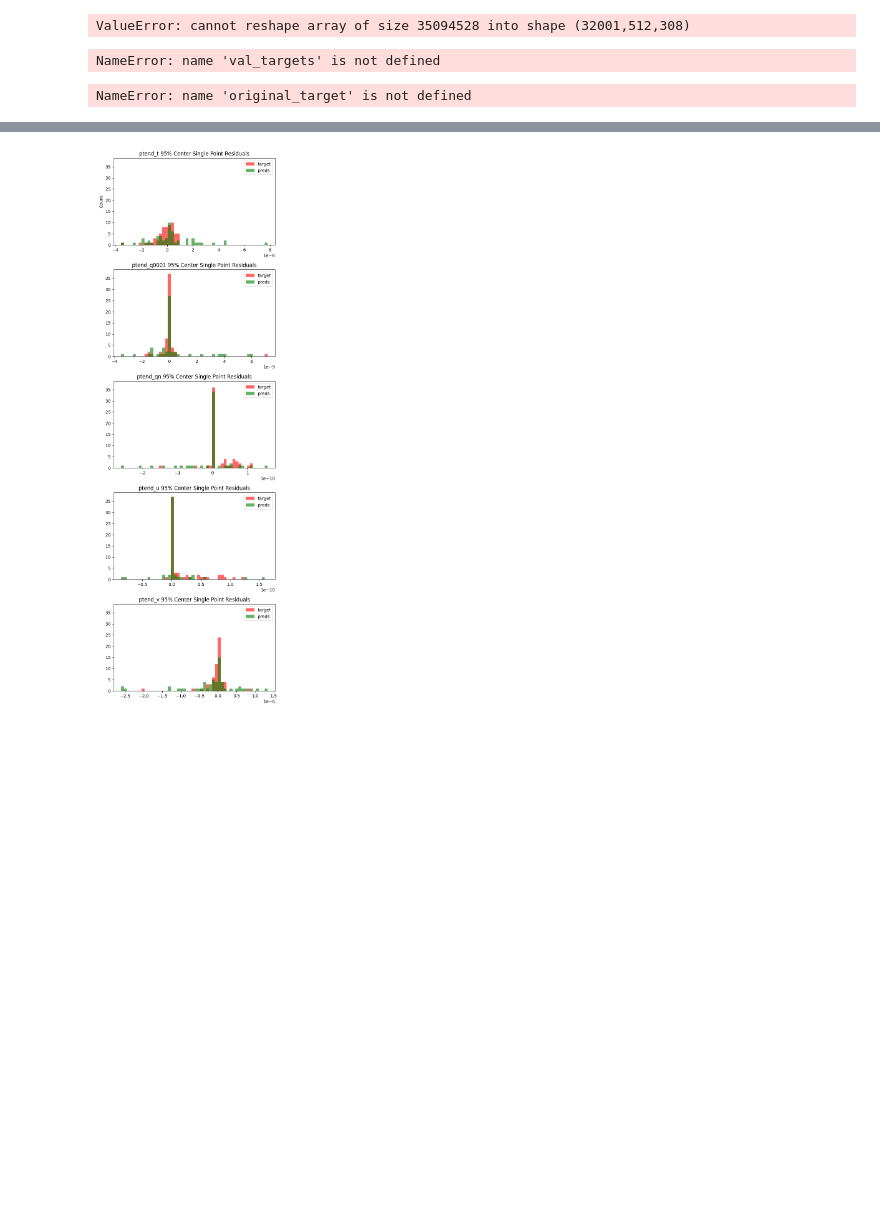
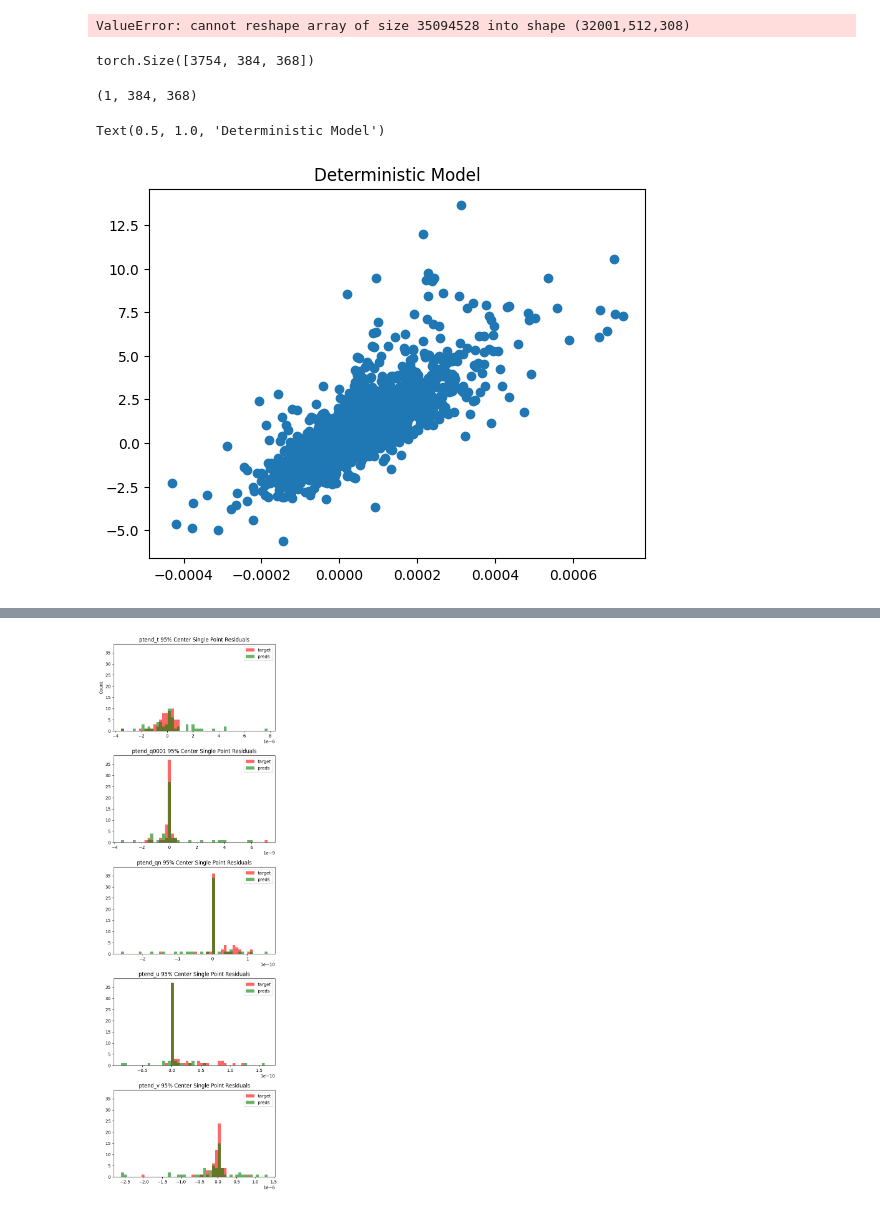
Before and after one commit to katherinefrields/climsim-kaggle-edition, a Jupyter notebook: evaluation/offline/joint_inference.ipynb, the cells around one changed output, grey strips where cells are left out. Cells and saved outputs as stored; diff of their text form; code cells hidden in the pictures; blank space fills up the shorter version.

```diff
--- a/evaluation/offline/joint_inference.ipynb
+++ b/evaluation/offline/joint_inference.ipynb
@@ -778,29 +842,27 @@ torch.save(torch.from_numpy(res_std), '/global/u2/k/kfrields/climsim-kaggle-edit
 
 res_mean = train_res.mean(axis=0)
 torch.save(torch.from_numpy(res_mean), '/global/u2/k/kfrields/climsim-kaggle-edition/baseline_models/unet/training_default' + '/res_mean.pt')
+# %%
+actual_target.shape
+# %% [output]
+torch.Size([3754, 384, 368])
+# %%
+det_preds.shape
+# %% [output]
+(1, 384, 368)
 # %%
-target = val_targets[:1, :1, 0:60]
-preds = val_preds[:1, :1 , 0:60]
+target = actual_target[:1, :, 0:60]
+preds = det_preds[:1, : , 0:60]
+
+#show_r2(actual_target[:1, :, :], det_preds)
 
 new_shape = (np.prod(target.shape[:-1]), target.shape[-1])
 target_flattened = target.reshape(new_shape)
 preds_flattened = preds.reshape(new_shape)
 
 plt.scatter(target_flattened, preds_flattened)
 plt.title('Deterministic Model')
 # %% [output]
-NameError: name 'val_targets' is not defined
+Text(0.5, 1.0, 'Deterministic Model')
+[figure, added]
-# %%
-target = original_target[:1, 0:60]
-preds = det_preds[:1, :1 , 0:60]
-
-
-new_shape = (np.prod(target.shape[:-1]), target.shape[-1])
-target_flattened = target.reshape(new_shape)
-preds_flattened = preds.reshape(new_shape)
-
-plt.scatter(target_flattened, preds_flattened)
-plt.title('Deterministic Model')
-# %% [output]
-NameError: name 'original_target' is not defined
 # %%
```
Also changed, not shown: parts of 10 cells of this notebook, 1 other file.
